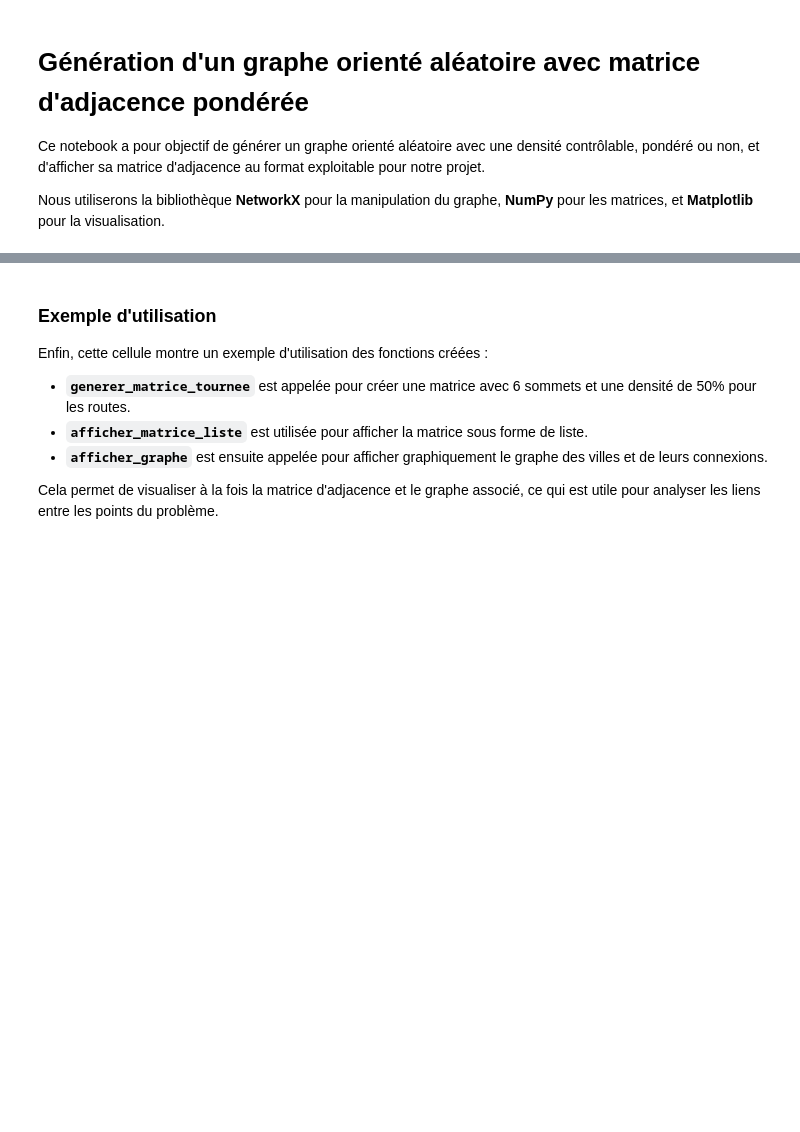
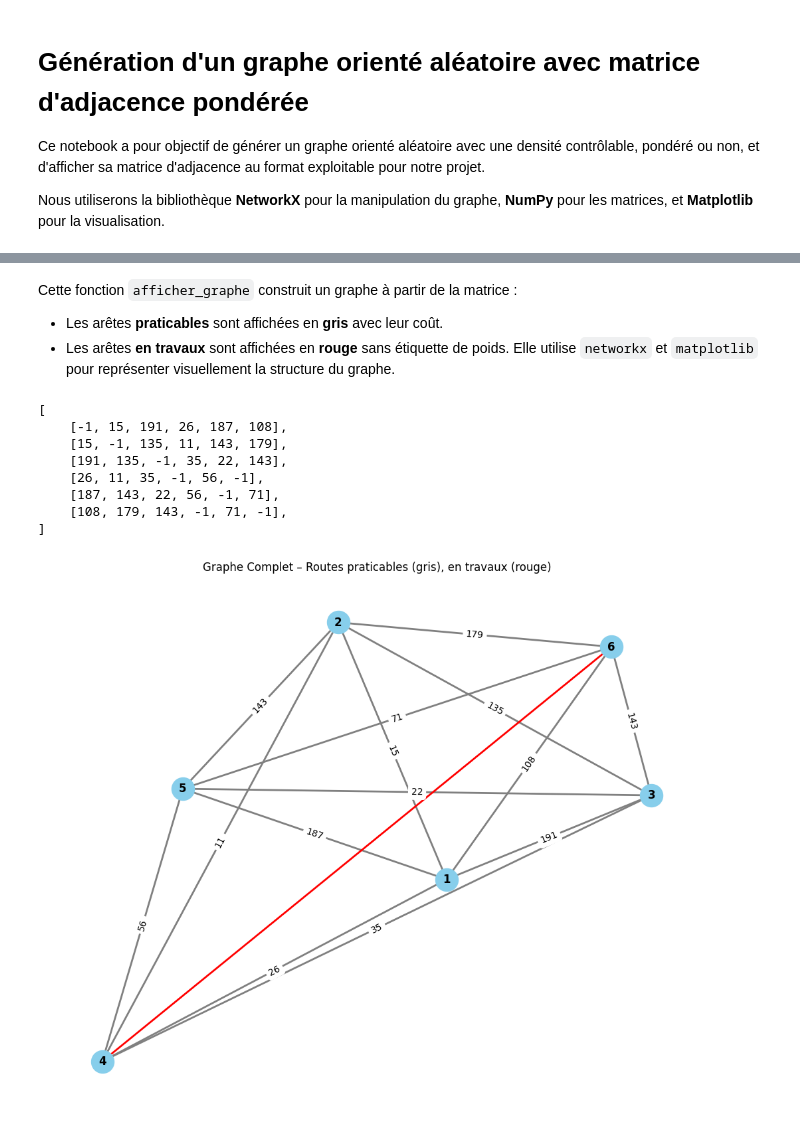
Before and after one commit to AlbanCLV/Recherche-Operationnelle, a Jupyter notebook: Notebook_implementation_exploitation.ipynb, the cells around one changed output, grey strips where cells are left out. Drawn from its saved outputs; the diff is of its cells as text; code cells hidden in the pictures; blank space fills up the shorter version.

```diff
--- a/Notebook_implementation_exploitation.ipynb
+++ b/Notebook_implementation_exploitation.ipynb
@@ -54,10 +66,6 @@ La matrice est d'abord remplie de zéros, puis des coûts sont attribués entre
 # %%
 def afficher_matrice_liste(matrice):
-    """
-    Affiche la matrice sous forme de liste dans le format spécifié.
-    """
     print("[")
     for ligne in matrice:
-        # Convertir les éléments en int avant d'afficher
         print("    " + str(list(map(int, ligne))) + ",")
     print("]")
@@ -68,27 +74,27 @@ Cette fonction **`afficher_matrice_liste`** permet d'afficher la matrice d'adjac
 # %%
 def afficher_graphe(matrice):
-    """
-    Affiche un graphe basé sur la matrice d'adjacence.
-    """
+
     G = nx.Graph()
+    n_sommets = len(matrice)
 
-    # Ajouter les arêtes à partir de la matrice d'adjacence
-    n_sommets = len(matrice)
     for i in range(n_sommets):
         for j in range(i + 1, n_sommets):
-            if matrice[i][j] > 0:  # Ignorer les -1 et les 0 (pas de lien)
-                G.add_edge(i, j, weight=matrice[i][j])
+            poids = matrice[i][j]
+            if poids != 0:  # On ignore seulement les absences (mais ici, y'en a pas)
+                G.add_edge(i + 1, j + 1, weight=poids, travaux=(poids == -1))
 
-    # Positionnement des sommets pour l'affichage
     pos = nx.spring_layout(G, seed=42)
 
-    # Affichage du graphe
+    edge_colors = ['red' if G[u][v]['travaux'] else 'gray' for u, v in G.edges()]
+    edge_labels = {
+        (u, v): ('' if G[u][v]['travaux'] else G[u][v]['weight']) for u, v in G.edges()
+    }
+
     plt.figure(figsize=(10, 8))
-    nx.draw(G, pos, with_labels=True, node_size=500, node_color='skyblue', font_size=12, font_weight='bold', edge_color='gray')
-
-    # Affichage des poids des arêtes
-    labels = nx.get_edge_attributes(G, 'weight')
-    nx.draw_networkx_edge_labels(G, pos, edge_labels=labels)
-
-    plt.title("Graphe de la matrice d'adjacence")
+    nx.draw(
+        G, pos, with_labels=True, node_color='skyblue', node_size=600,
+        edge_color=edge_colors, width=2, font_weight='bold'
+    )
+    nx.draw_networkx_edge_labels(G, pos, edge_labels=edge_labels, font_color='black')
+    plt.title("Graphe Complet – Routes praticables (gris), en travaux (rouge)")
     plt.show()
@@ -122,10 +101,20 @@ afficher_graphe(matrice)
-# %% [markdown]
-### Exemple d'utilisation
-
-Enfin, cette cellule montre un exemple d'utilisation des fonctions créées :
-
-- **`generer_matrice_tournee`** est appelée pour créer une matrice avec 6 sommets et une densité de 50% pour les routes.
-- **`afficher_matrice_liste`** est utilisée pour afficher la matrice sous forme de liste.
-- **`afficher_graphe`** est ensuite appelée pour afficher graphiquement le graphe des villes et de leurs connexions.
-
-Cela permet de visualiser à la fois la matrice d'adjacence et le graphe associé, ce qui est utile pour analyser les liens entre les points du problème.
+# %% [markdown]
+Cette fonction `afficher_graphe` construit un graphe à partir de la matrice :
+- Les arêtes **praticables** sont affichées en **gris** avec leur coût.
+- Les arêtes **en travaux** sont affichées en **rouge** sans étiquette de poids.
+Elle utilise `networkx` et `matplotlib` pour représenter visuellement la structure du graphe.
+# %%
+n_sommets = 8
+matrice = generer_matrice_connexe_et_complete(n_sommets=6,cout_max=200,taux_travaux=0.2)
+afficher_matrice_liste(matrice)
+afficher_graphe(matrice)
+# %% [output]
+[
+    [-1, 15, 191, 26, 187, 108],
+    [15, -1, 135, 11, 143, 179],
+    [191, 135, -1, 35, 22, 143],
+    [26, 11, 35, -1, 56, -1],
+    [187, 143, 22, 56, -1, 71],
+    [108, 179, 143, -1, 71, -1],
+]
+[figure, added]
```
Also changed, not shown: parts of 9 cells of this notebook.
